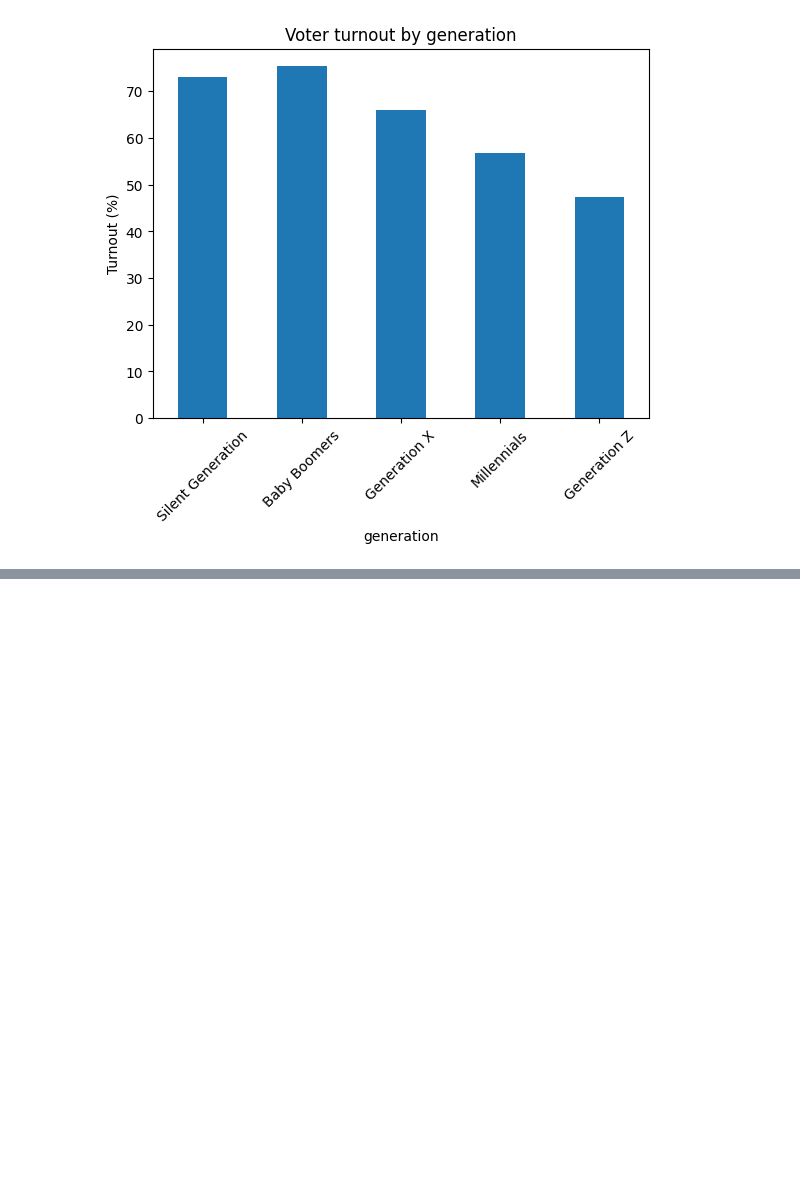
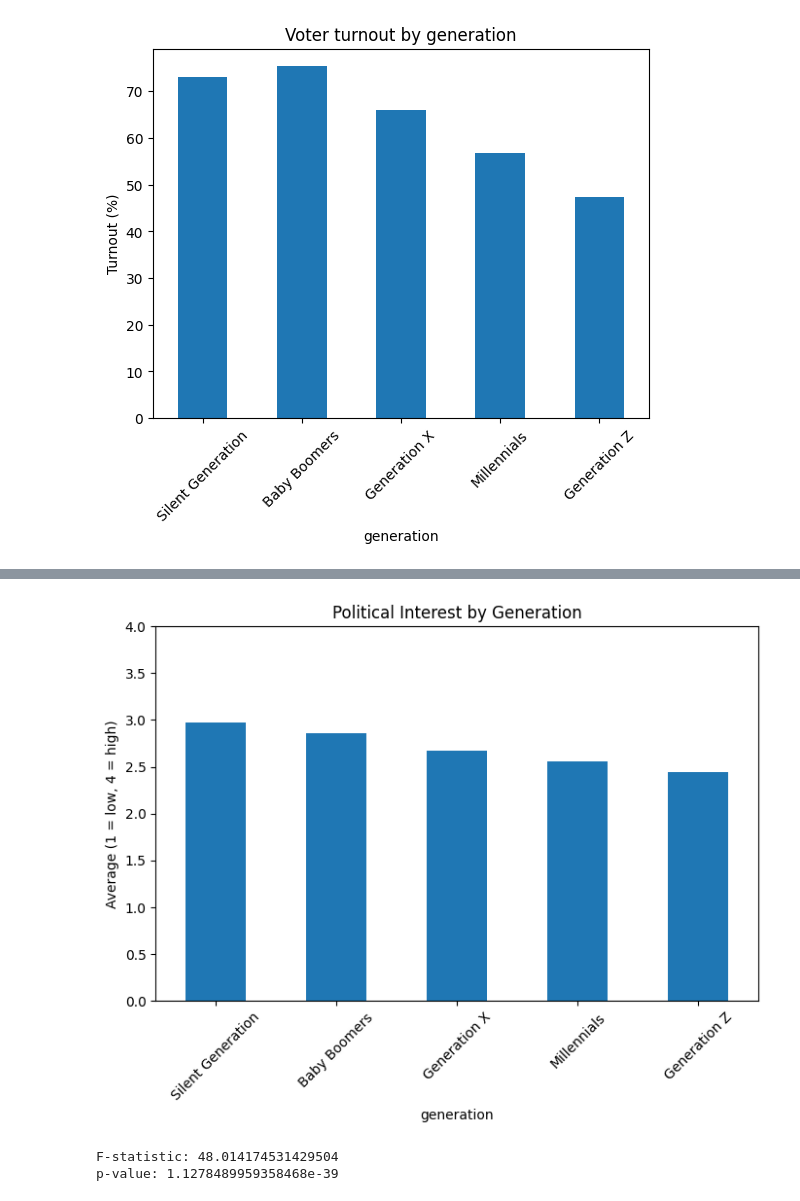
Before and after one commit to javi36/PODSV_Visualisierungsprojekt, a Jupyter notebook: eda/eda_selects_2023.ipynb, the cells around one changed output, grey strips where cells are left out. Drawn from its saved outputs; the diff is of its cells as text; code cells hidden in the pictures; blank space fills up the shorter version.

```diff
--- a/eda/eda_selects_2023.ipynb
+++ b/eda/eda_selects_2023.ipynb
@@ -77,6 +78,8 @@ Name: birthyear, dtype: float64
 df = df[df["f11100rec"] >= 0]
 # %%
 def assign_generation(year):
+    " Weist einem Geburtsjahr eine Generation zu."
+    " Fehlende Werte werden als NA zurückgegeben."
     if pd.isna(year):
         return pd.NA
     elif year <= 1945:
@@ -149,0 +180,19 @@ plt.show()
+# %%
+###
+# Chart 2: Politisches Interesse über Generationen hinweg
+###
+# Daten vorbereiten
+
+df["political_interest"] = df["f10100"].replace([-99, -98], np.nan)
+# %%
+###
+# politisches Interesse über Generationen hinweg
+# ausführen
+###
+interest_by_generation = (
+    df.groupby("generation")["political_interest"]
+      .mean()
+      .reindex(generation_order)
+)
+
+interest_by_generation
@@ -149,0 +207,16 @@ plt.show()
+# %%
+###
+# politisches Interesse über Generationen hinweg
+# visualisieren
+###
+plt.figure(figsize=(8, 5))
+interest_by_generation.plot(kind="bar")
+
+plt.title("Political Interest by Generation")
+plt.ylabel("Average (1 = low, 4 = high)")
+plt.xticks(rotation=45)
+plt.ylim(0, 4)
+
+plt.show()
+# %% [output]
+[figure, added]
@@ -149,0 +232,13 @@ plt.show()
+# %%
+###
+# Anova-test durchführen
+###
+from scipy.stats import f_oneway
+
+f_stat, p_value = f_oneway(*groups)
+
+print("F-statistic:", f_stat)
+print("p-value:", p_value)
+# %% [output]
+F-statistic: 48.014174531429504
+p-value: 1.1278489959358468e-39
```
Also changed, not shown: parts of 16 cells of this notebook, 1 other file.
